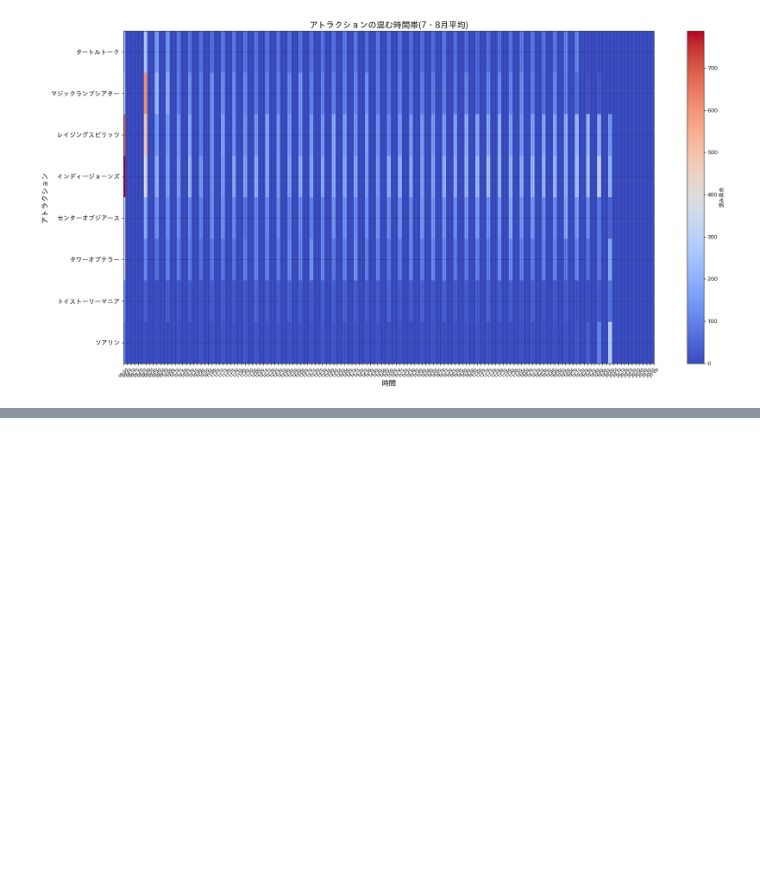
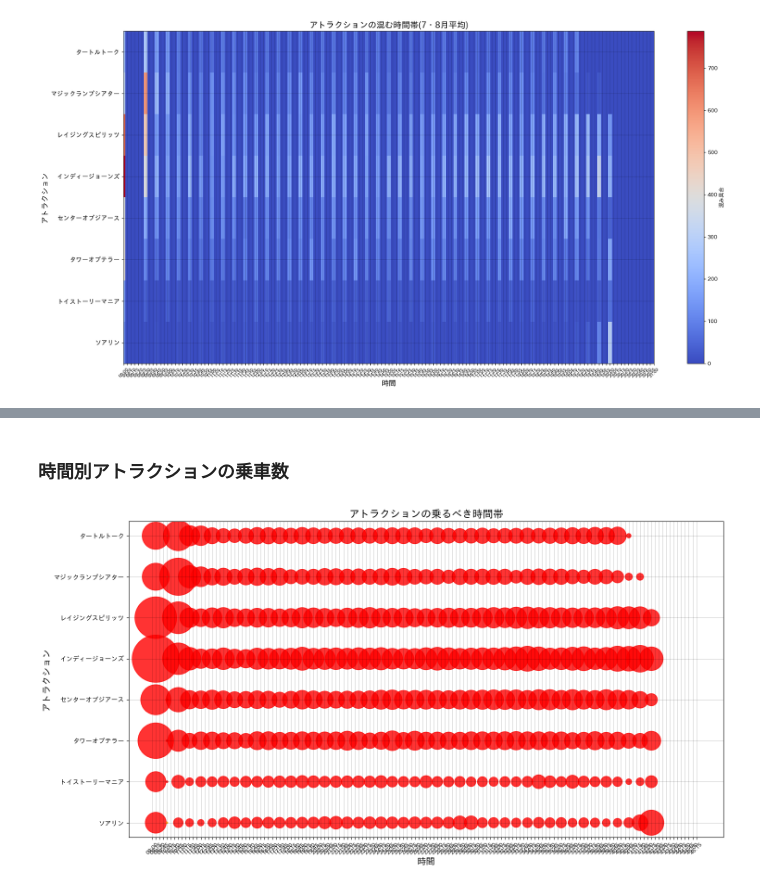
Before and after one commit to kazubokujo-INIAD/myg_r, a Jupyter notebook: view_best_timeschedule.ipynb, the cells around one changed output, grey strips where cells are left out. Saved outputs shown, nothing was run; the diff lists cells and outputs as text; code cells hidden in the pictures; blank space fills up the shorter version.

```diff
--- a/view_best_timeschedule.ipynb
+++ b/view_best_timeschedule.ipynb
@@ -565,0 +566,80 @@ plt.show()
+# %% [markdown]
+### 時間別アトラクションの乗車数
+# %%
+import pandas as pd
+import numpy as np
+import matplotlib.pyplot as plt
+
+# 日本語フォントを使用する
+plt.rcParams['font.family'] = 'IPAexGothic'
+
+# CSVファイルからデータを読み込む
+csv_file = 'attraction_heatmap.csv'  # 実際のCSVファイル名に置き換えてください
+df = pd.read_csv(csv_file)  # データフレームの読み込み
+
+# データを数値型に変換し、無効な値をNaNに変換
+df = df.apply(pd.to_numeric, errors='coerce')
+
+# アトラクション名の辞書
+attractions = {
+    0: 'ソアリン',
+    1: 'トイストーリーマニア',
+    2: 'タワーオブテラー',
+    3: 'センターオブジアース',
+    4: 'インディージョーンズ',
+    5: 'レイジングスピリッツ',
+    6: 'マジックランプシアター',
+    7: 'タートルトーク'
+}
+
+# 散布図用のプロット設定
+plt.figure(figsize=(15, 8))
+
+# 各アトラクションの時間帯と頻度に基づいて散布図を作成
+for i, attraction in enumerate(attractions.values()):
+    # アトラクションごとの時間帯と頻度を取得
+    y = np.repeat(i, df.shape[1])  # y座標はアトラクションのインデックス
+    x = np.arange(df.shape[1])  # x座標は時間帯のインデックス
+    frequency = df.iloc[i].values  # 乗るべき頻度データを取得
+
+    # NaNを除外
+    valid_mask = ~np.isnan(frequency)
+
+    # 各頻度をグループ分け（ここでは5段階に分ける例）
+    color_map = {
+        0: 'grey',      # 無視
+        1: 'lightgreen',# 低
+        2: 'yellow',    # 中
+        3: 'orange',    # 高
+        4: 'red'        # 非常に高
+    }
+
+    # 精度を色にマッピング（ここで0-4に制限）
+    clipped_frequency = np.clip(frequency[valid_mask], 0, 4)  # 0から4の範囲にクリップ
+    colors = [color_map[int(val)] for val in clipped_frequency]
+
+    # サイズを頻度に基づいて設定（調整済み）
+    sizes = [val * 2 for val in frequency[valid_mask]]  # サイズを頻度の2倍に設定
+
+    plt.scatter(x[valid_mask], y[valid_mask], c=colors, s=sizes, alpha=0.8, label=attraction)  # 各アトラクションごとにラベルを設定
+
+# x軸ラベル設定 (9:00~21:00の15分ごと)
+x_ticks = np.arange(0, df.shape[1], 1)  # 列数に基づくx軸の範囲
+x_labels = [f"{9 + (i // 4):02}:{(i % 4) * 15:02}" for i in range(df.shape[1])]  # 15分ごと
+
+plt.xticks(x_ticks, x_labels, rotation=45, fontsize=8)
+
+# y軸の設定 (アトラクション名をy軸ラベルとして使用)
+plt.yticks(np.arange(len(attractions)), list(attractions.values()))
+
+# グラフの設定
+plt.xlabel("時間", fontsize=14)
+plt.ylabel("アトラクション", fontsize=14)
+plt.title("アトラクションの乗るべき時間帯", fontsize=16)
+plt.grid(color='black', linestyle='-', linewidth=0.5, alpha=0.3)  # グリッドの透明度を設定
+
+# 図を表示
+plt.tight_layout()
+plt.show()
+# %% [output]
+[figure, added]
```
Also changed, not shown: parts of 1 cell of this notebook, 14 other files.
